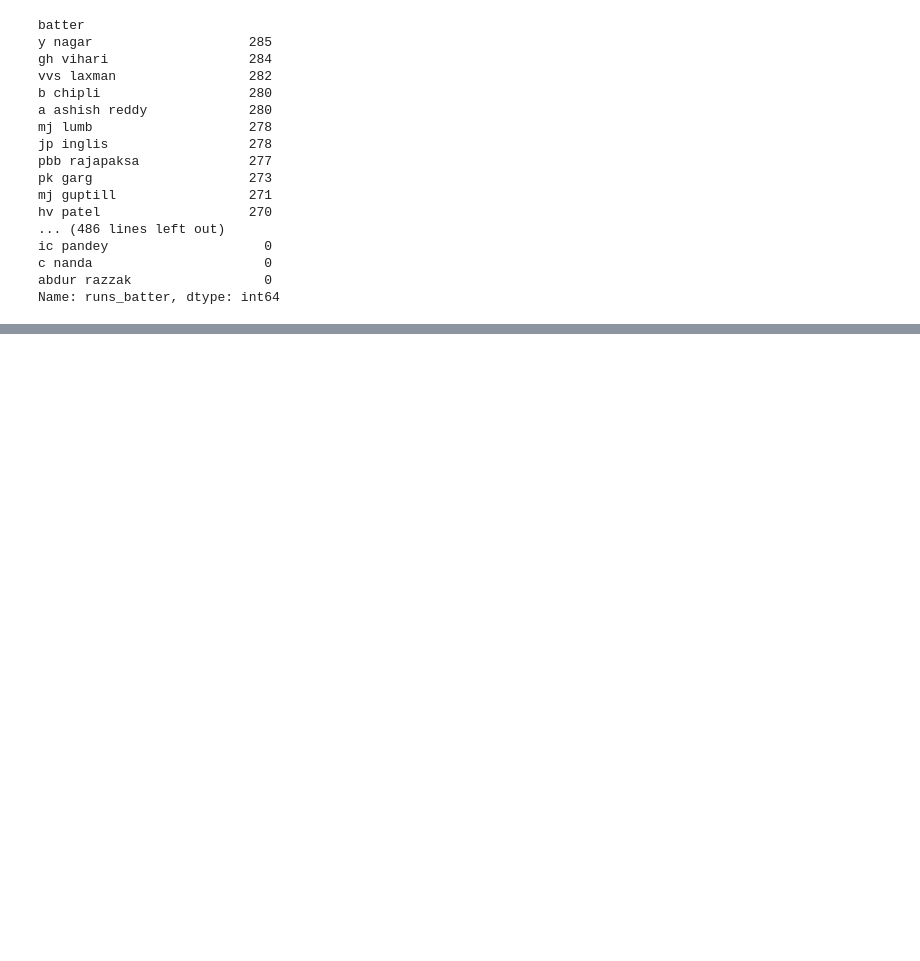
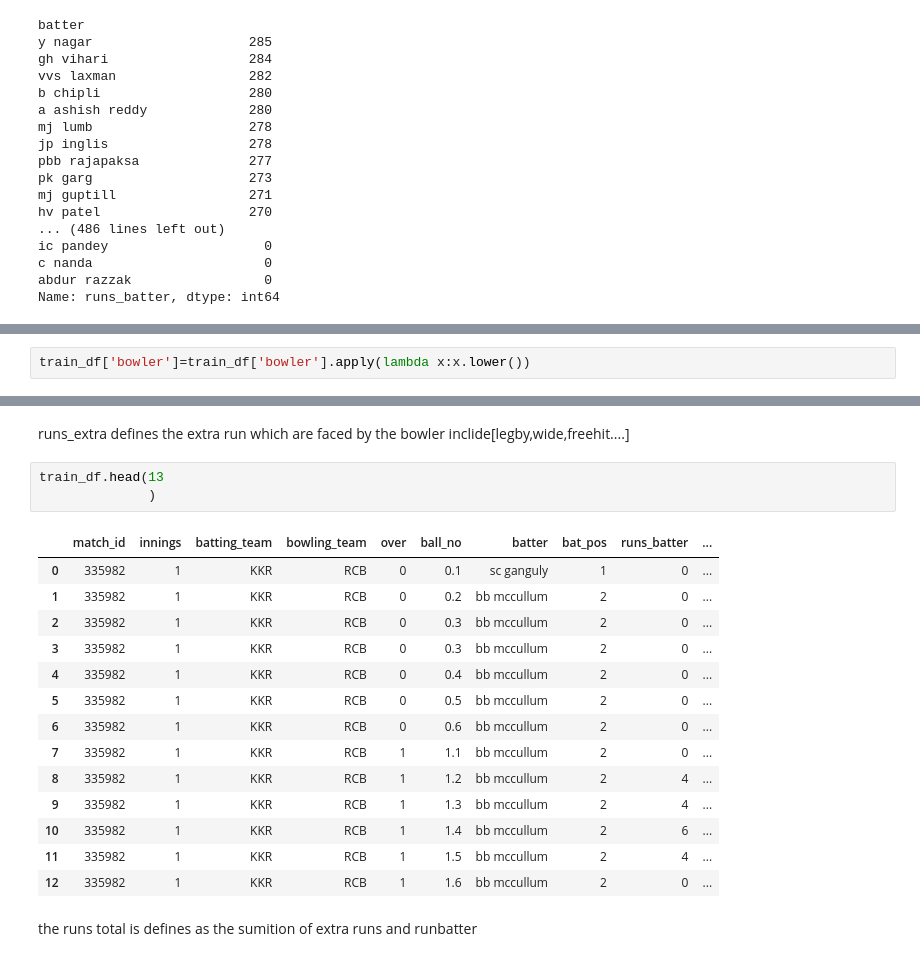
Before and after one commit to karansingh-chauhan/IPL-DATA-ANALYSIS, a Jupyter notebook: main.ipynb, the cells around one changed output, grey strips where cells are left out. Saved outputs shown, nothing was run; the diff lists cells and outputs as text; blank space fills up the shorter version.

```diff
--- a/main.ipynb
+++ b/main.ipynb
@@ -271,0 +341,2 @@ train_df.head()
+# %%
+train_df['bowler']=train_df['bowler'].apply(lambda x:x.lower())
@@ -271,0 +389,22 @@ train_df.head()
+# %% [markdown]
+runs_extra defines the extra run which are faced by the bowler inclide[legby,wide,freehit....]
+# %%
+train_df.head(13
+              )
+# %% [output]
+|  | match_id | innings | batting_team | bowling_team | over | ball_no | batter | bat_pos | runs_batter | ... |
+| 0 | 335982 | 1 | KKR | RCB | 0 | 0.1 | sc ganguly | 1 | 0 | ... |
+| 1 | 335982 | 1 | KKR | RCB | 0 | 0.2 | bb mccullum | 2 | 0 | ... |
+| 2 | 335982 | 1 | KKR | RCB | 0 | 0.3 | bb mccullum | 2 | 0 | ... |
+| 3 | 335982 | 1 | KKR | RCB | 0 | 0.3 | bb mccullum | 2 | 0 | ... |
+| 4 | 335982 | 1 | KKR | RCB | 0 | 0.4 | bb mccullum | 2 | 0 | ... |
+| 5 | 335982 | 1 | KKR | RCB | 0 | 0.5 | bb mccullum | 2 | 0 | ... |
+| 6 | 335982 | 1 | KKR | RCB | 0 | 0.6 | bb mccullum | 2 | 0 | ... |
+| 7 | 335982 | 1 | KKR | RCB | 1 | 1.1 | bb mccullum | 2 | 0 | ... |
+| 8 | 335982 | 1 | KKR | RCB | 1 | 1.2 | bb mccullum | 2 | 4 | ... |
+| 9 | 335982 | 1 | KKR | RCB | 1 | 1.3 | bb mccullum | 2 | 4 | ... |
+| 10 | 335982 | 1 | KKR | RCB | 1 | 1.4 | bb mccullum | 2 | 6 | ... |
+| 11 | 335982 | 1 | KKR | RCB | 1 | 1.5 | bb mccullum | 2 | 4 | ... |
+| 12 | 335982 | 1 | KKR | RCB | 1 | 1.6 | bb mccullum | 2 | 0 | ... |
+# %% [markdown]
+the runs total is defines as the sumition of extra runs and runbatter
```
Also changed, not shown: parts of 57 cells of this notebook.
